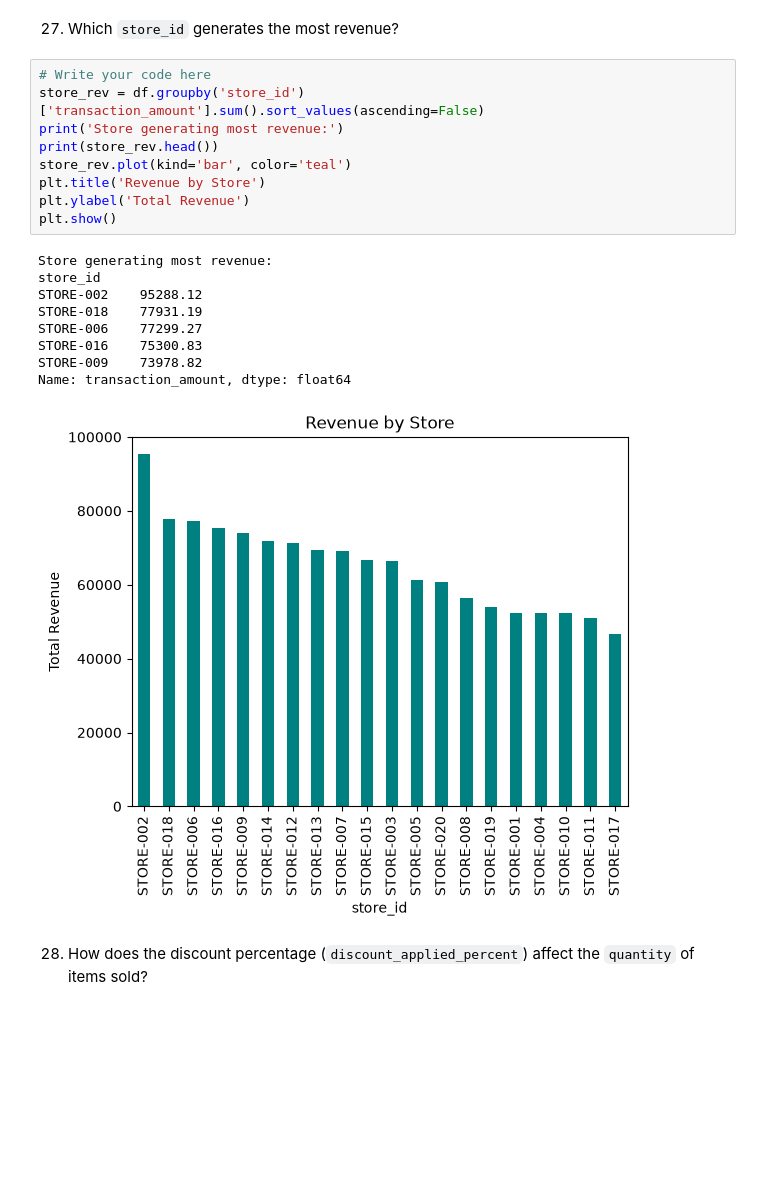
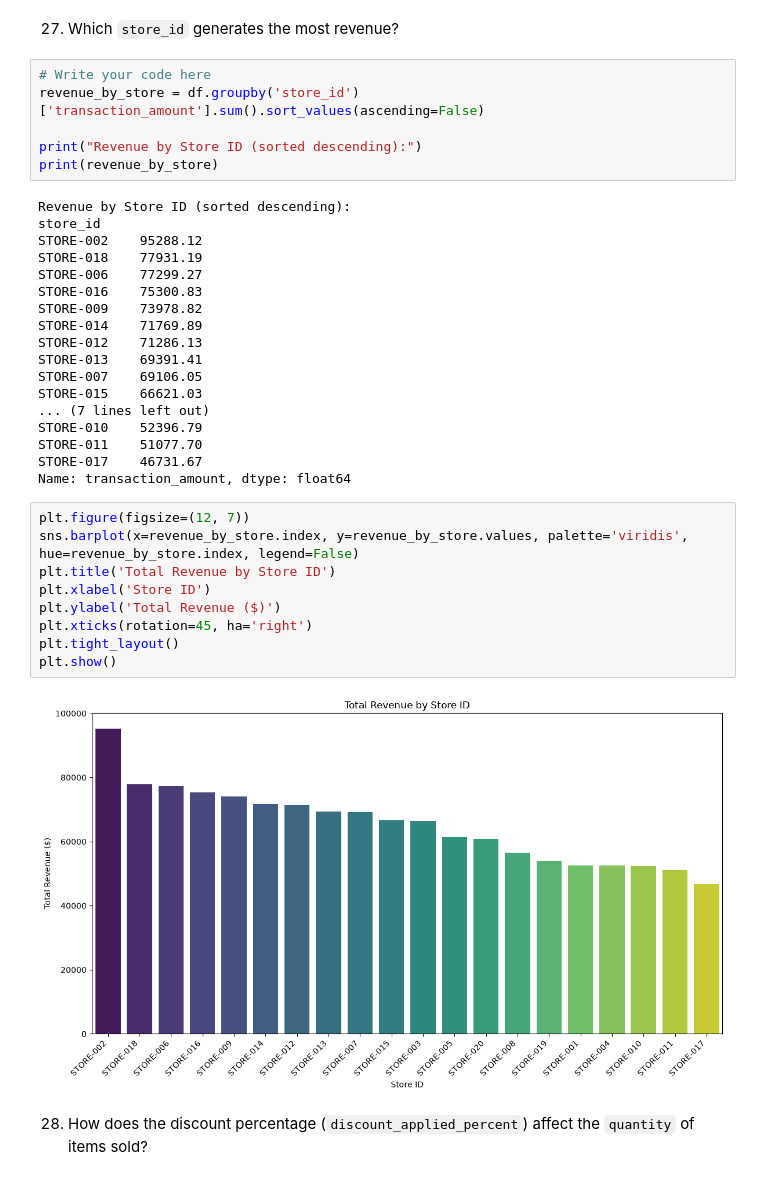
Before and after one commit to ankitchoudhary-github/Learnbay-Learning, a Jupyter notebook: Python_Programming/Mini Projects/ByteBloom/project.ipynb, the cells around one changed output. Saved outputs shown, nothing was run; the diff lists cells and outputs as text; blank space fills up the shorter version.

```diff
--- a/Python_Programming/Mini Projects/ByteBloom/ProjectAns.ipynb
+++ b/Python_Programming/Mini Projects/ByteBloom/project.ipynb
@@ -1047,22 +1047,38 @@ plt.show()
 27. Which `store_id` generates the most revenue?
 # %%
 # Write your code here
-store_rev = df.groupby('store_id')['transaction_amount'].sum().sort_values(ascending=False)
-print('Store generating most revenue:')
-print(store_rev.head())
-store_rev.plot(kind='bar', color='teal')
-plt.title('Revenue by Store')
-plt.ylabel('Total Revenue')
-plt.show()
+revenue_by_store = df.groupby('store_id')['transaction_amount'].sum().sort_values(ascending=False)
+
+print("Revenue by Store ID (sorted descending):")
+print(revenue_by_store)
 # %% [output]
-Store generating most revenue:
+Revenue by Store ID (sorted descending):
 store_id
 STORE-002    95288.12
 STORE-018    77931.19
 STORE-006    77299.27
 STORE-016    75300.83
 STORE-009    73978.82
+STORE-014    71769.89
+STORE-012    71286.13
+STORE-013    69391.41
+STORE-007    69106.05
+STORE-015    66621.03
+... (7 lines left out)
+STORE-010    52396.79
+STORE-011    51077.70
+STORE-017    46731.67
 Name: transaction_amount, dtype: float64
-[figure, removed]
+# %%
+plt.figure(figsize=(12, 7))
+sns.barplot(x=revenue_by_store.index, y=revenue_by_store.values, palette='viridis', hue=revenue_by_store.index, legend=False)
+plt.title('Total Revenue by Store ID')
+plt.xlabel('Store ID')
+plt.ylabel('Total Revenue ($)')
+plt.xticks(rotation=45, ha='right')
+plt.tight_layout()
+plt.show()
+# %% [output]
+[figure, added]
 # %% [markdown]
 28. How does the discount percentage (`discount_applied_percent`) affect the `quantity` of items sold?
```
Also changed, not shown: parts of 11 cells of this notebook.
